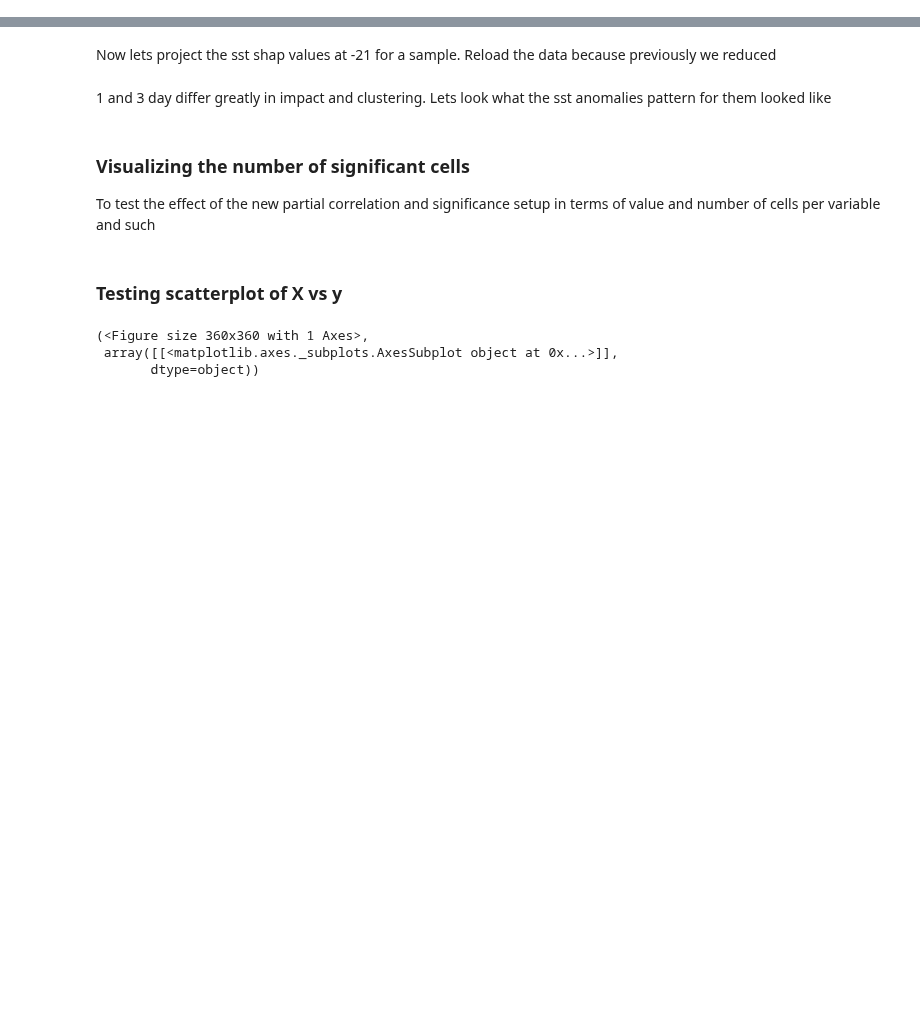
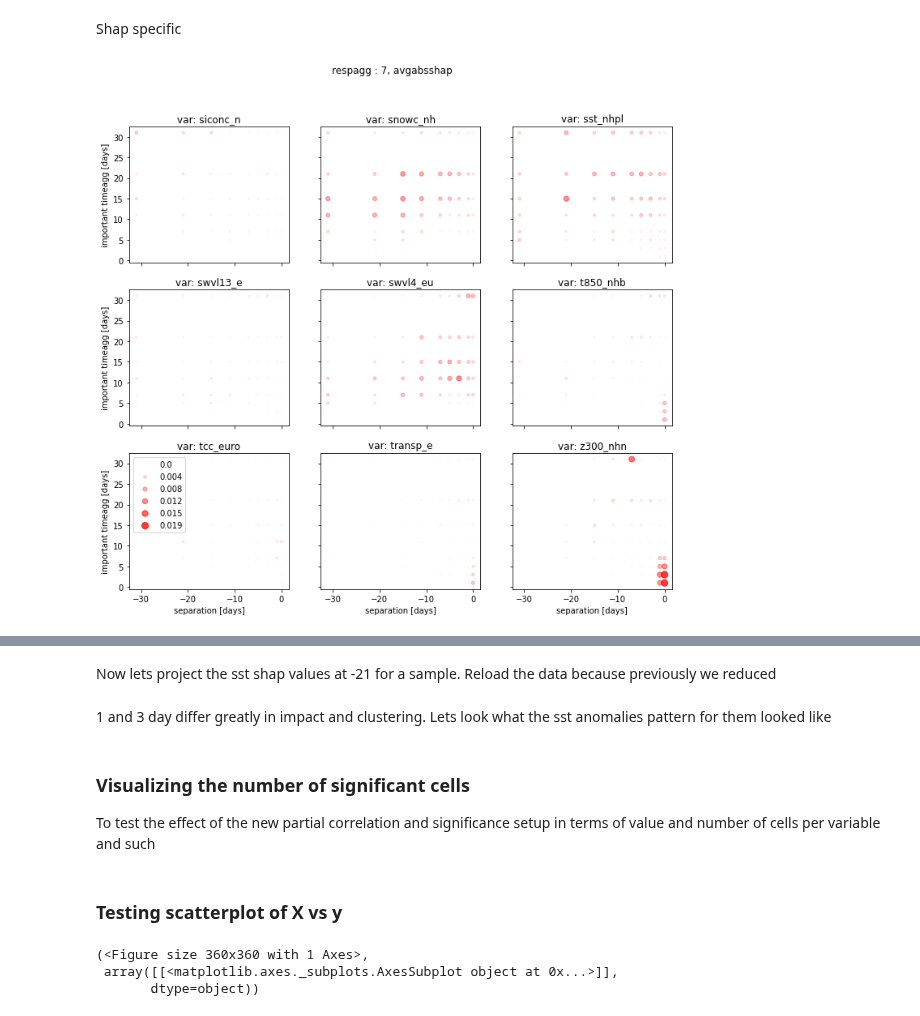
Before and after one commit to chiemvs/Weave, a Jupyter notebook: notebooks/test_inspection.ipynb, the cells around one changed output, grey strips where cells are left out. Saved outputs shown, nothing was run; the diff lists cells and outputs as text; code cells hidden in the pictures; blank space fills up the shorter version.

```diff
--- a/notebooks/test_inspection.ipynb
+++ b/notebooks/test_inspection.ipynb
@@ -16,0 +64,17 @@ from Weave.inspection import ImportanceData, MapInterface, dotplot, barplot, map
+# %%
+respagg_of_interest = [7] # [0,1,3,5,7,11,15,21,31]
+separation_of_interest = [0,-1,-3,-5,-7,-11,-15,-21,-31] # -15
+model = HybridExceedenceModel(fit_base_to_all_cv = True, base_only = False, n_jobs = 15, max_depth = 5, min_samples_split = 30, n_estimators = 2500, max_features = 35)
+# %% [markdown]
+Shap specific
+# %%
+shaps = ImportanceData(shappath, respagg=respagg_of_interest, separation= separation_of_interest, quantile = quantile, model=model)
+shaps.load_data(inputpath=inputpath, X_too = True, y_too = True)
+shaps.global_shap() # Reduces the column (time) axis.
+shaps.reduce_over('metric', how = 'max')
+shaps.reduce_over('clustid', how = 'mean') # Now max and or sum are doable (we have made absolute the large negative probabilistic influences)
+shaps.reduce_over('fold', how = 'mean') # Reduce over the folds.
+# %%
+fig, axes = dotplot(shaps.df.iloc[:,0], alphascaler = 40, sizescaler=3500, nlegend_items=6)
+# %% [output]
+[figure, added]
```
Also changed, not shown: parts of 28 cells of this notebook, 1 other file.
